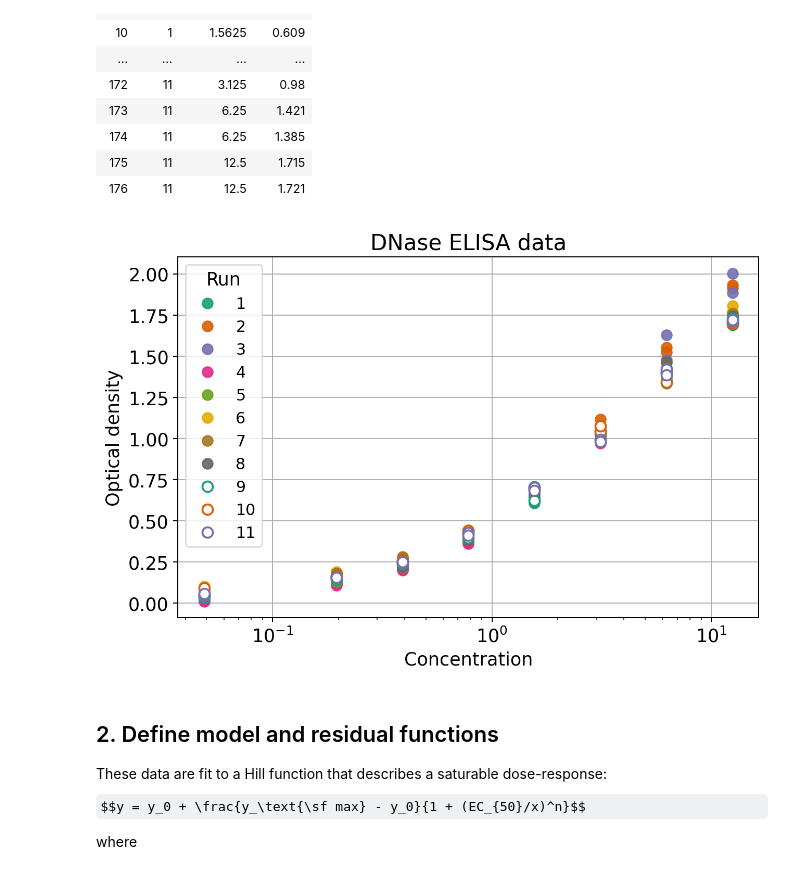
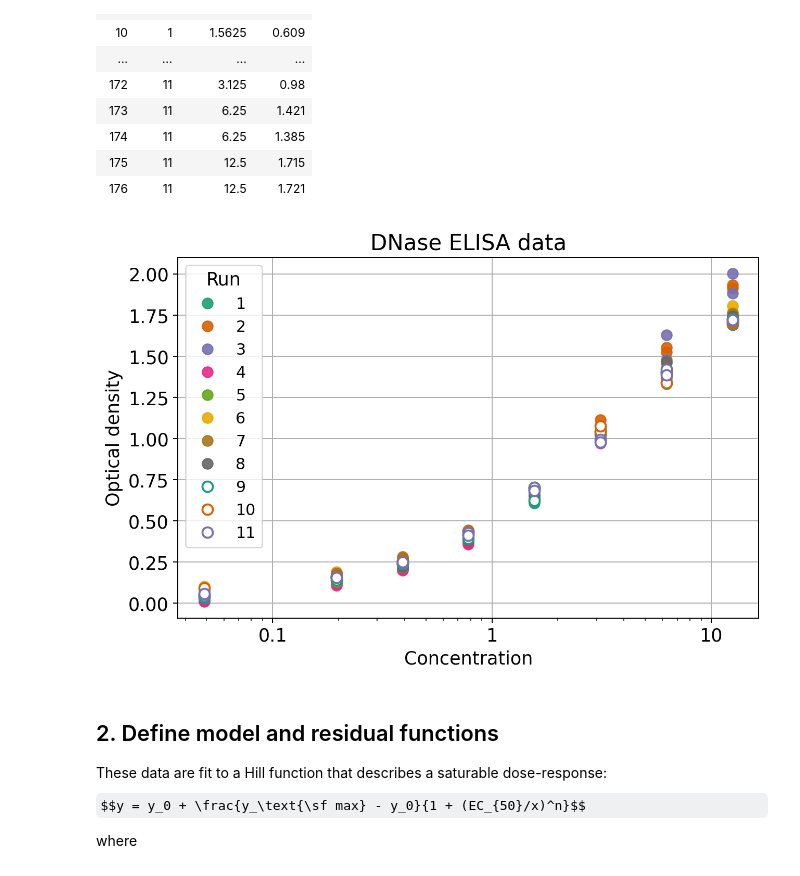
Before and after one commit to quantilogix/Fitty.jl, a Jupyter notebook: notebooks/05-DNaseDRfits.ipynb, the cells around one changed output. Saved outputs shown, nothing was run; the diff lists cells and outputs as text; code cells hidden in the pictures; some formulas as TeX source.

```diff
--- a/notebooks/05-DNaseDRfits.ipynb
+++ b/notebooks/05-DNaseDRfits.ipynb
@@ -54,21 +54,23 @@ data = Fitty.loadDataset("DNase")
 # %%
 fig, ax = subplots(figsize = (8, 5))
 for (run, df) in pairs(groupby(data, :Run, sort = false))
     r = run.Run
     if r < 9
         ax.plot(df.conc, df.density, "o", ms = 8, alpha = 0.9, label = r)
     else
         ax.plot(df.conc, df.density, "o", ms = 8, mew = 1.5, mfc = "w", label = r)
     end
 end
 ax.set_xlabel("Concentration")
 ax.set_ylabel("Optical density")
 ax.legend(title = "Run", fontsize = 12)
 ax.set_title("DNase ELISA data")
 ax.set_xscale("log")
+ax.set_xticks([0.1, 1, 10])
+ax.set_xticklabels(["0.1", "1", "10"])
 ax.grid();
 # %% [output]
-[figure, old version]
+[figure, new version]
 # %% [markdown]
 ## 2. Define model and residual functions
 
```
Also changed, not shown: parts of 7 cells of this notebook.
